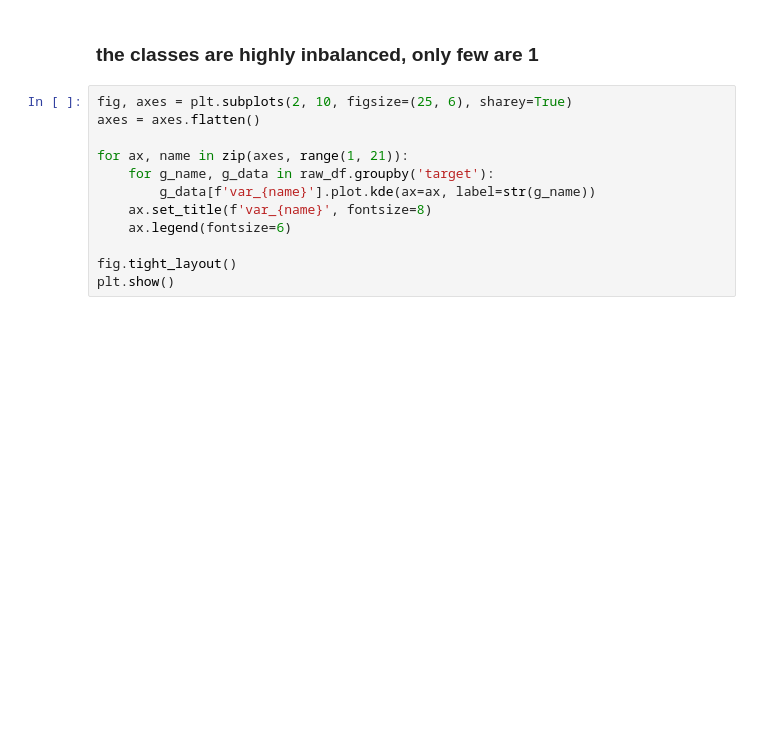
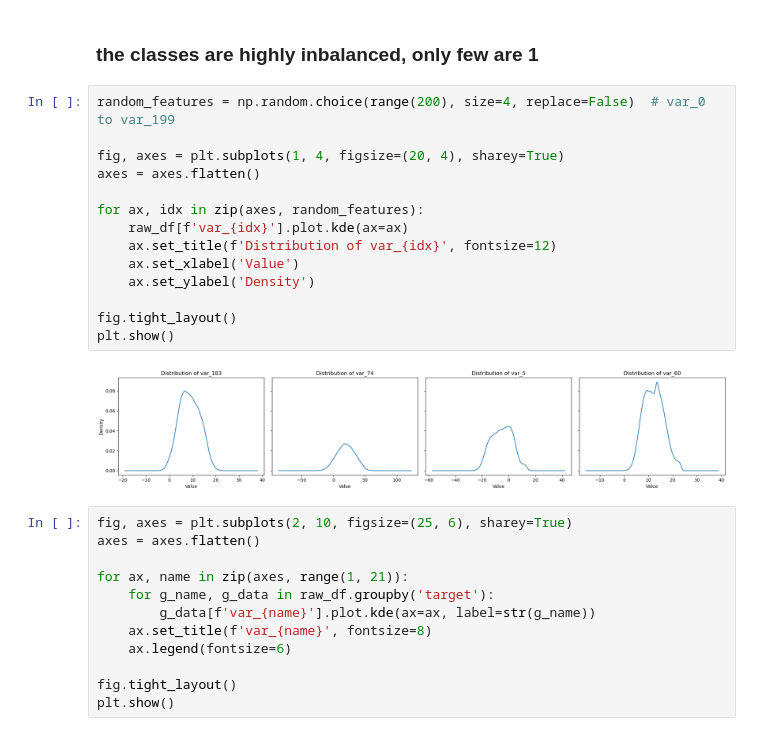
Before and after one commit to marouane11119999/Santander-Customer-Transaction-Prediction, a Jupyter notebook: notebooks/1_EDA.ipynb, the cells around one changed output. Drawn from its saved outputs; the diff is of its cells as text; blank space fills up the shorter version.

```diff
--- a/notebooks/1_EDA.ipynb
+++ b/notebooks/1_EDA.ipynb
@@ -116,6 +127,22 @@ Text(0.5, 0, 'Target Value')
 [figure]
 # %% [markdown]
 ### the classes are highly inbalanced, only few are 1
+# %%
+random_features = np.random.choice(range(200), size=4, replace=False)  # var_0 to var_199
+
+fig, axes = plt.subplots(1, 4, figsize=(20, 4), sharey=True)
+axes = axes.flatten()
+
+for ax, idx in zip(axes, random_features):
+    raw_df[f'var_{idx}'].plot.kde(ax=ax)
+    ax.set_title(f'Distribution of var_{idx}', fontsize=12)
+    ax.set_xlabel('Value')
+    ax.set_ylabel('Density')
+
+fig.tight_layout()
+plt.show()
+# %% [output]
+[figure, added]
 # %%
 fig, axes = plt.subplots(2, 10, figsize=(25, 6), sharey=True)
 axes = axes.flatten()
```
Also changed, not shown: parts of 5 cells of this notebook, 20 other files.
